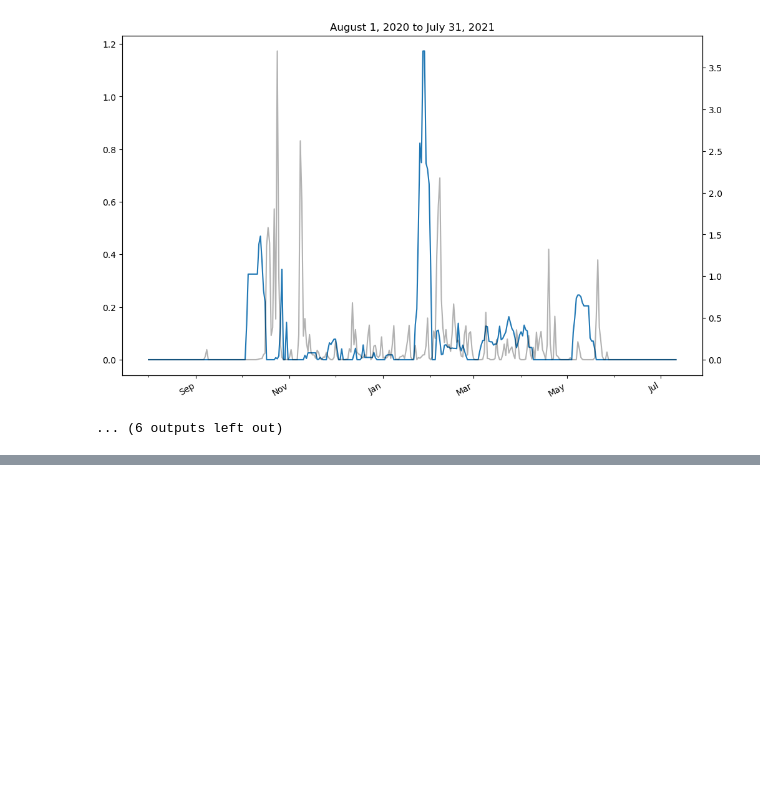
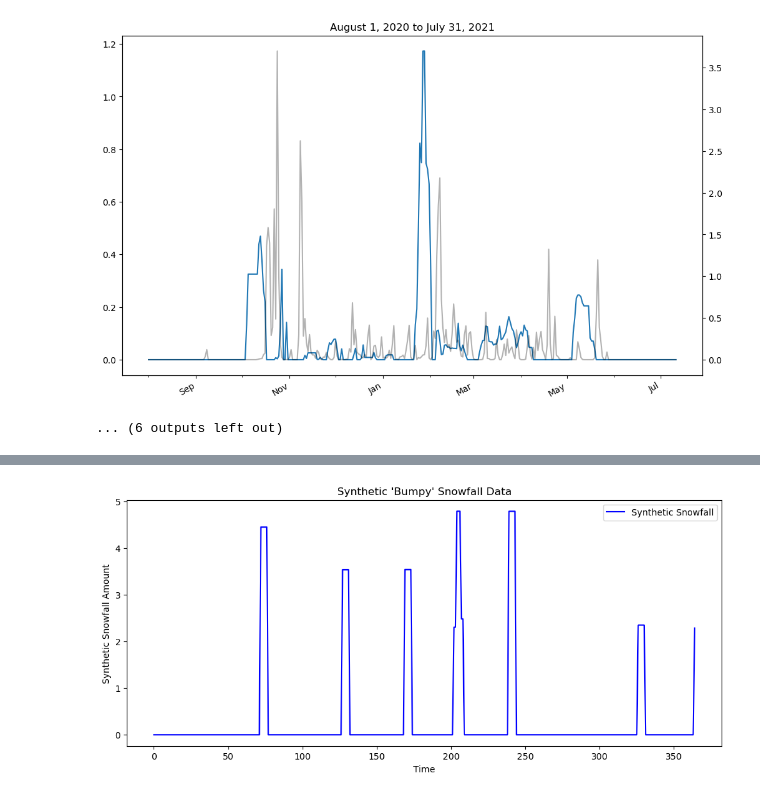
Before and after one commit to jacobsriraman/tda-snow-capstone, a Jupyter notebook: snowfall2.ipynb, the cells around one changed output, grey strips where cells are left out. Drawn from its saved outputs; the diff is of its cells as text; code cells hidden in the pictures; blank space fills up the shorter version.

```diff
--- a/snowfall2.ipynb
+++ b/snowfall2.ipynb
@@ -412,0 +302,32 @@ plt.show()
+# %%
+def synthetic_bumpy_snowfall(length=365, spike_prob=0.02):
+    """
+    Generate synthetic snowfall data that is mostly zero, with occasional 'bumpy' periods.
+    """
+    np.random.seed(42)
+    data = np.zeros(length)
+
+    # Introduce periodicity with a sine wave
+    t = np.linspace(0, 4*np.pi, length)
+
+    # Add random Gaussian spikes with low probability
+    for i in range(length):
+        if np.random.rand() < spike_prob:  # Probability of a spike occurring
+            bump_size = np.random.uniform(2, 5)  # Random bump magnitude
+            data[i:min(i+5, length)] += bump_size  # Add a short bump
+
+    return data
+
+# Generate synthetic data
+synthetic_data = synthetic_bumpy_snowfall()
+
+# Plot synthetic data
+plt.figure(figsize=(12, 5))
+plt.plot(synthetic_data, label="Synthetic Snowfall", color='b')
+plt.xlabel("Time")
+plt.ylabel("Synthetic Snowfall Amount")
+plt.title("Synthetic 'Bumpy' Snowfall Data")
+plt.legend()
+plt.show()
+# %% [output]
+[figure, added]
```
Also changed, not shown: parts of 10 cells of this notebook, 1 other file.
